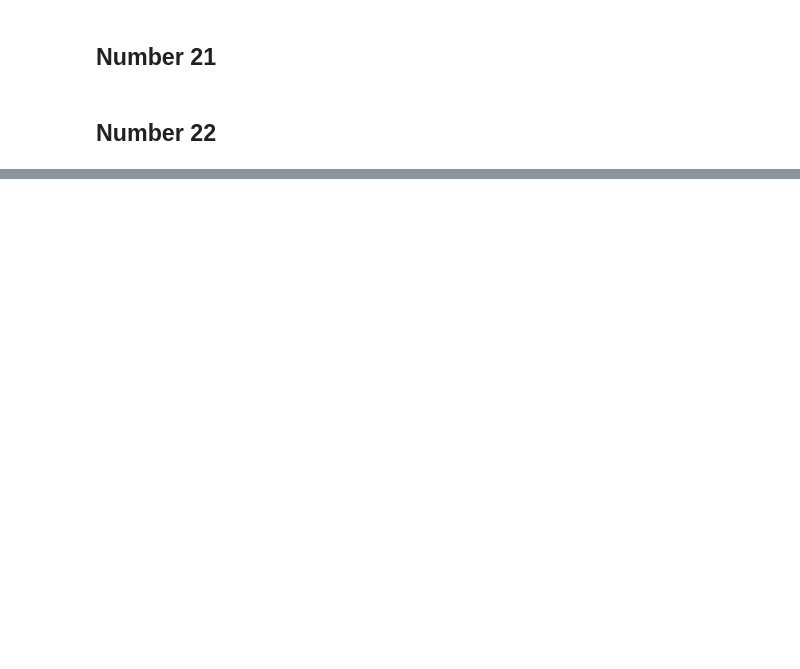
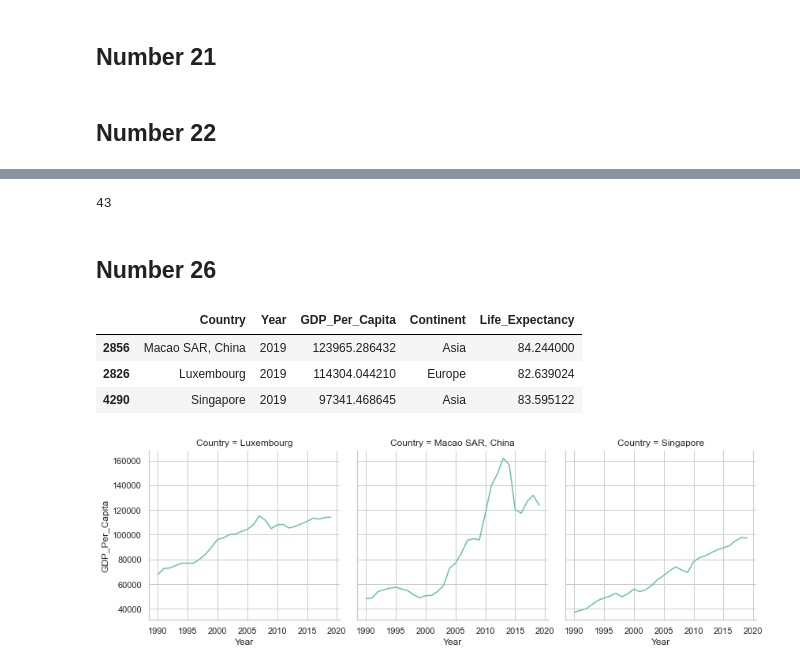
Before and after one commit to nss-data-science-cohort-6/un_data_question-hcgreer, a Jupyter notebook: notebooks/UN_Data_Exploration.ipynb, the cells around one changed output, grey strips where cells are left out. Saved outputs shown, nothing was run; the diff lists cells and outputs as text; code cells hidden in the pictures; blank space fills up the shorter version.

```diff
--- a/notebooks/UN_Data_Exploration.ipynb
+++ b/notebooks/UN_Data_Exploration.ipynb
@@ -272,0 +312,3 @@ life_expectancy.head()
+# %%
+life_expectancy['Year'] = pd.to_numeric(life_expectancy['Year'])
+gdp_le = pd.merge(gdp_df, life_expectancy, how = 'outer', on = ['Country', 'Year'])
@@ -272,0 +335,17 @@ life_expectancy.head()
+# %%
+gdp_le_2019 = gdp_le.loc[gdp_le['Year'] == 2019].copy()
+gdp_le_2019.loc[gdp_le_2019['Life_Expectancy'] >= 80]['Country'].count()
+# %% [output]
+43
+# %% [markdown]
+## Number 26
+# %%
+top_3_gdp_2019 = gdp_le_2019.sort_values(by = 'GDP_Per_Capita', ascending = False).iloc[0:3]
+top_3_gdp_2019
+# %% [output]
+|  | Country | Year | GDP_Per_Capita | Continent | Life_Expectancy |
+| 2856 | Macao SAR, China | 2019 | 123965.286432 | Asia | 84.244000 |
+| 2826 | Luxembourg | 2019 | 114304.044210 | Europe | 82.639024 |
+| 4290 | Singapore | 2019 | 97341.468645 | Asia | 83.595122 |
+# %%
+top_3_gdp = gdp_le.loc[gdp_le['Country'].isin(list(top_3_gdp_2019['Country']))]
@@ -272,0 +354,5 @@ life_expectancy.head()
+# %%
+g = sns.FacetGrid(top_3_gdp, col = 'Country', height = 4);
+g.map(sns.lineplot, 'Year', 'GDP_Per_Capita');
+# %% [output]
+[figure, added]
```
Also changed, not shown: parts of 29 cells of this notebook.
